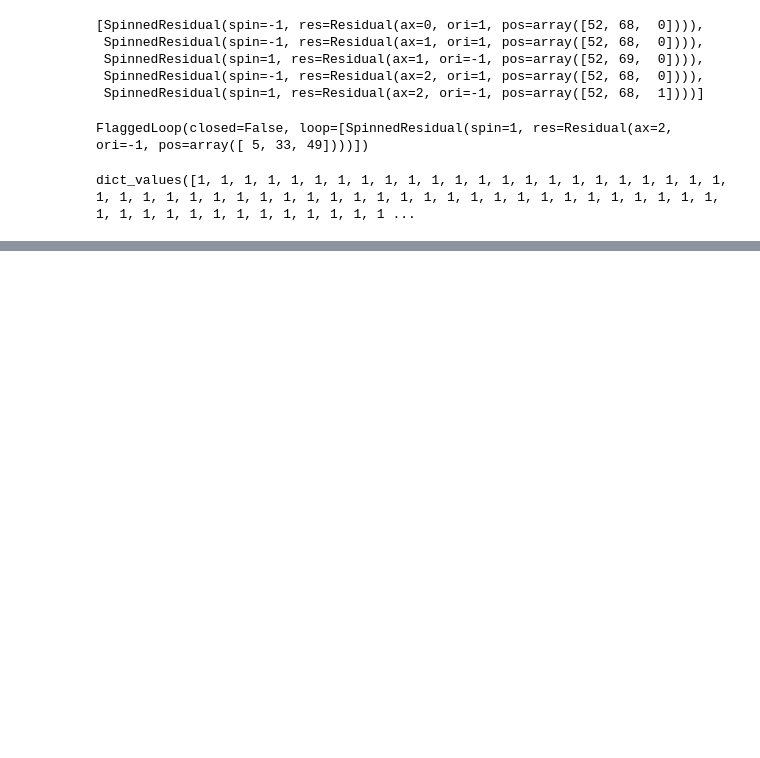
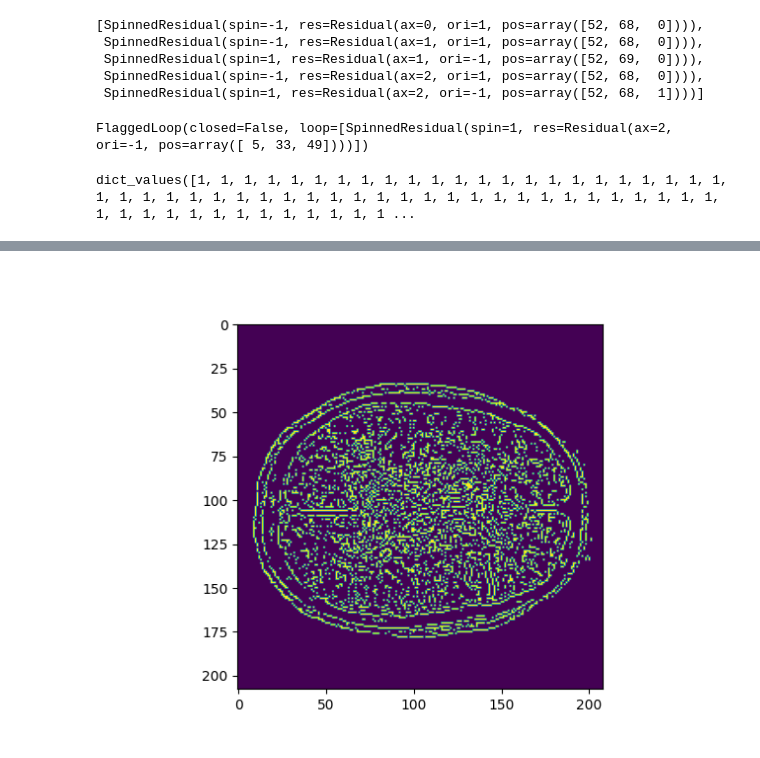
Before and after one commit to Mehdi5578/3DPU_Plateau_Problem, a Jupyter notebook: solution.ipynb, the cells around one changed output, grey strips where cells are left out. Drawn from its saved outputs; the diff is of its cells as text; code cells hidden in the pictures; blank space fills up the shorter version.

```diff
--- a/solution.ipynb
+++ b/solution.ipynb
@@ -90,0 +122,5 @@ KeyboardInterrupt:
+# %%
+data = phase_image.get_data()[:,:,:,t]
+data = data * M_z
+data = data * M_y
+data = data * M_x
@@ -91,5 +134,5 @@ KeyboardInterrupt:
 # %%
-psi = data3
+psi = data
 shape = psi.shape
 # Store the list of all residuals.
 res = []
@@ -99,3 +142,4 @@ marker1 = {}
 unprocess_all(res, marker1)
 # r = unprocessed_residual(marker)
 # l = search_loop(SpinnedResidual(1, r), shape, marker, False)
+len(marker1.items())
@@ -408,0 +513,33 @@ FlaggedLoop(closed=True, loop=[SpinnedResidual(spin=-1, res=Residual(ax=1, ori=-
+# %%
+
+def hysteresis(img, weak, strong=255):
+    M, N = img.shape
+    for i in range(1, M-1):
+        for j in range(1, N-1):
+            if (img[i,j] == weak):
+                try:
+                    if ((img[i+1, j-1] == strong) or (img[i+1, j] == strong) or (img[i+1, j+1] == strong)
+                        or (img[i, j-1] == strong) or (img[i, j+1] == strong)
+                        or (img[i-1, j-1] == strong) or (img[i-1, j] == strong) or (img[i-1, j+1] == strong)):
+                        img[i, j] = strong
+                    else:
+                        img[i, j] = 0
+                except IndexError as e:
+                    pass
+    return img
+# %%
+img = mag_data[:,:,46]
+
+
+G,D = sobel_filters(img)
+
+Z = non_max_suppression(img,D)
+
+res,weak,strong = threshold(Z)
+
+hys = hysteresis(res,weak,strong)
+hys = hys / 255
+plt.imshow(hys)
+plt.show()
+# %% [output]
+[figure, added]
```
Also changed, not shown: parts of 37 cells of this notebook.
